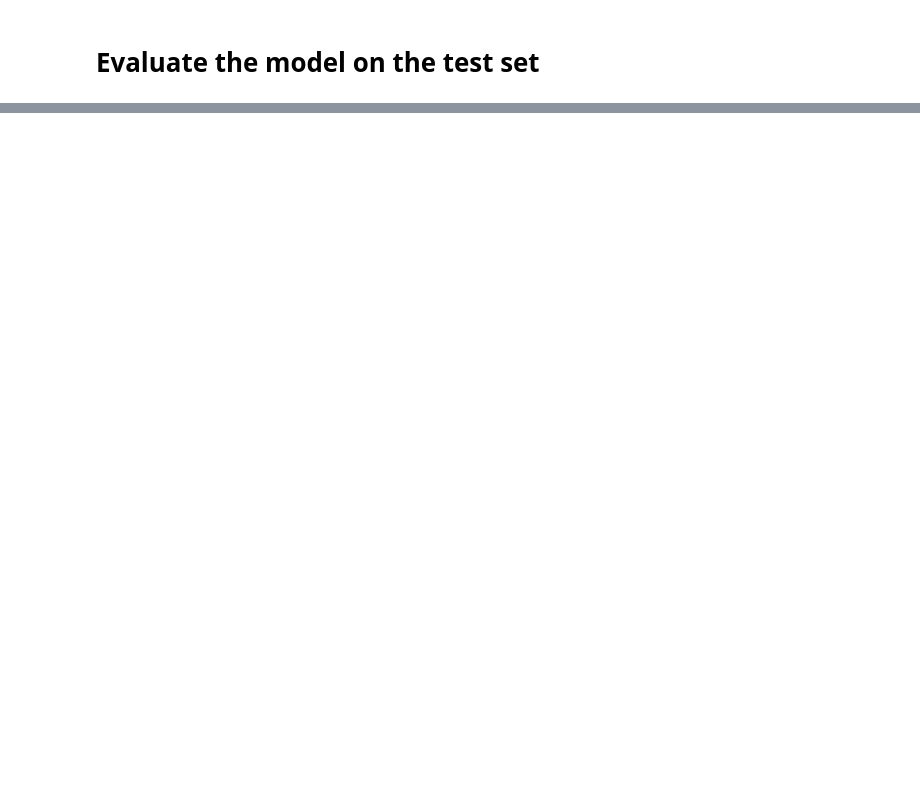
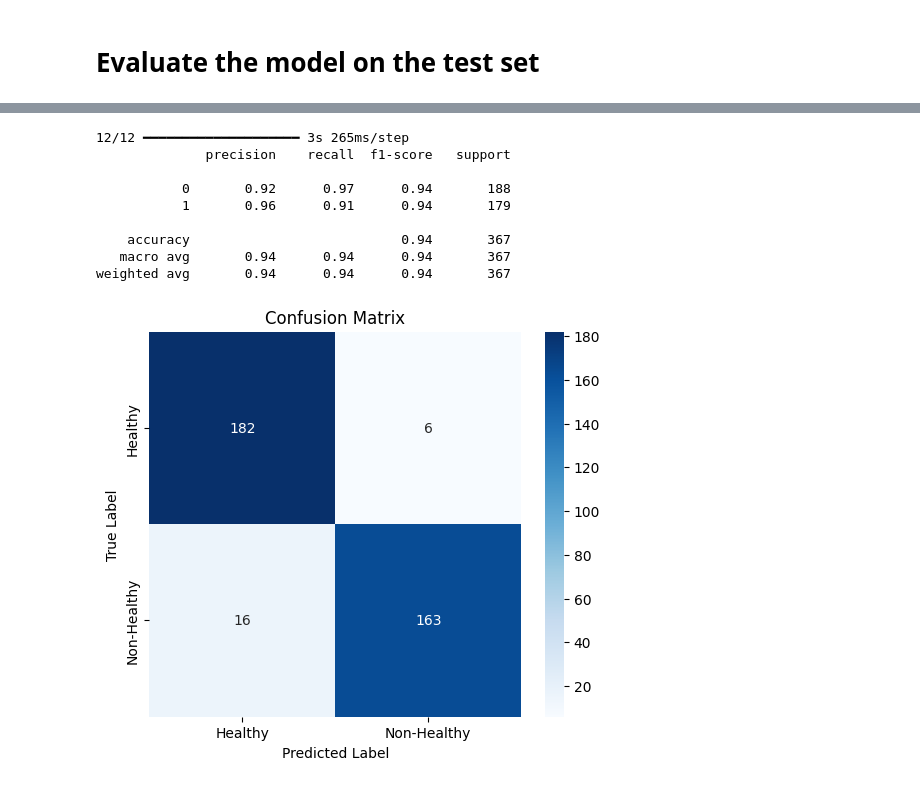
Before and after one commit to TejasviBaddam/Automated-Detection-of-Diabetic-Retinopathy-Using-Convolutional-Neural-Networks-CNN-, a Jupyter notebook: Data_V1_model.ipynb, the cells around one changed output, grey strips where cells are left out. Saved outputs shown, nothing was run; the diff lists cells and outputs as text; code cells hidden in the pictures; blank space fills up the shorter version.

```diff
--- a/Data_V1_model.ipynb
+++ b/Data_V1_model.ipynb
@@ -284,0 +346,29 @@ weighted avg       0.95      0.95      0.95       367
+# %%
+from sklearn.metrics import classification_report, confusion_matrix
+import seaborn as sns
+import matplotlib.pyplot as plt
+
+y_pred = model.predict(X_test)
+y_pred_classes = (y_pred > 0.5).astype(int)
+
+print(classification_report(y_test, y_pred_classes))
+
+cm = confusion_matrix(y_test, y_pred_classes)
+
+plt.figure(figsize=(6, 5))
+sns.heatmap(cm, annot=True, fmt='d', cmap='Blues', xticklabels=['Healthy', 'Non-Healthy'], yticklabels=['Healthy', 'Non-Healthy'])
+plt.title('Confusion Matrix')
+plt.xlabel('Predicted Label')
+plt.ylabel('True Label')
+plt.show()
+# %% [output]
+12/12 ━━━━━━━━━━━━━━━━━━━━ 3s 265ms/step
+              precision    recall  f1-score   support
+
+           0       0.92      0.97      0.94       188
+           1       0.96      0.91      0.94       179
+
+    accuracy                           0.94       367
+   macro avg       0.94      0.94      0.94       367
+weighted avg       0.94      0.94      0.94       367
+[figure, added]
```
Also changed, not shown: parts of 7 cells of this notebook.
